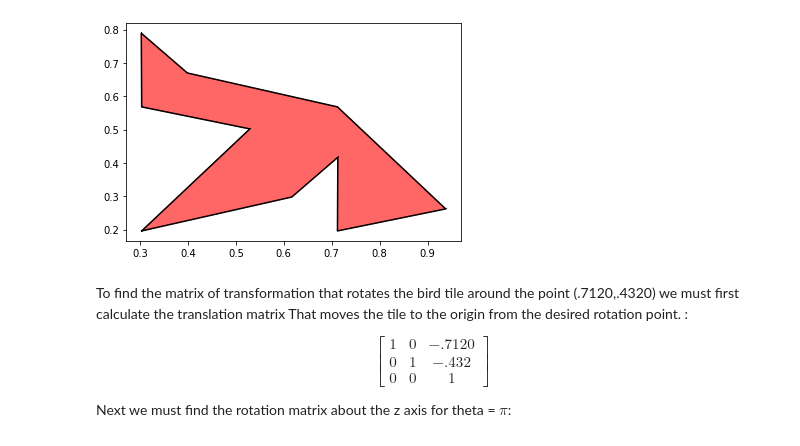
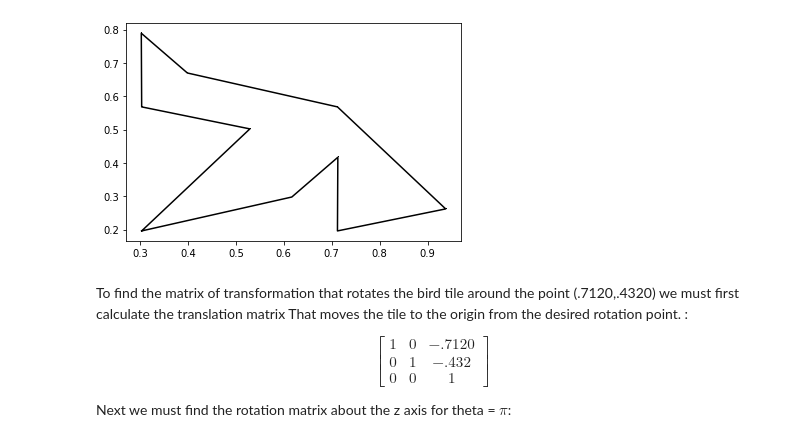
Before and after one commit to qherm/math425-final-project, a Jupyter notebook: Problem 1.ipynb, the cells around one changed output. Saved outputs shown, nothing was run; the diff lists cells and outputs as text; code cells hidden in the pictures.

Commit message:
refactored code and cleaned up coloring

```diff
--- a/Problem 1.ipynb
+++ b/Problem 1.ipynb
@@ -20,26 +21,26 @@ def reflect_line(a,b,c):
 def printMatrix(a,custom_color):
     #plt.xlim(0,1.5)
     plt.plot(a[0],a[1], 'k-,')
-    plt.fill(a[0], a[1], color=custom_color, alpha=0.6)
+    plt.fill(a[0], a[1], color=custom_color)
 # %%
 """Original coordinates
 (0.3036, 0.1960), (0.6168, 0.2977), (0.7128,
 0.4169), (0.7120, 0.1960), (0.9377, 0.2620), (0.7120, 0.5680), (0.3989, 0.6697), (0.3028,
 0.7889), (0.3036, 0.5680), and (0.5293, 0.5020).
 """
 
 # added last vector to connect first and last point since we will have to transform the added line segment anyways
 x=[0.3036,0.6168,0.7128,0.7120,0.9377,0.7120,0.3989,0.3028,0.3036,0.5293,0.3036]
 y=[0.1960,0.2977,0.4169,0.1960,0.2620,0.5680,0.6697,0.7889,0.5680,0.5020,0.1960]
 #adding a row of 1 to make the matrix compatiable with homogenous transformations
 z=11*[1]
 #combining the rows into a single matrix: A
 
 A=np.vstack((x,y,z))
 #plotting the bird
-printMatrix(A,"r")
+printMatrix(A,"w")
 # %% [output]
-[figure, old version]
+[figure, new version]
 # %% [markdown]
 To find the matrix of transformation that rotates the bird tile around the point (.7120,.4320) we must first calculate the translation matrix  That moves the tile to the origin from the desired rotation point. :
 
```
Also changed, not shown: parts of 20 cells of this notebook.
